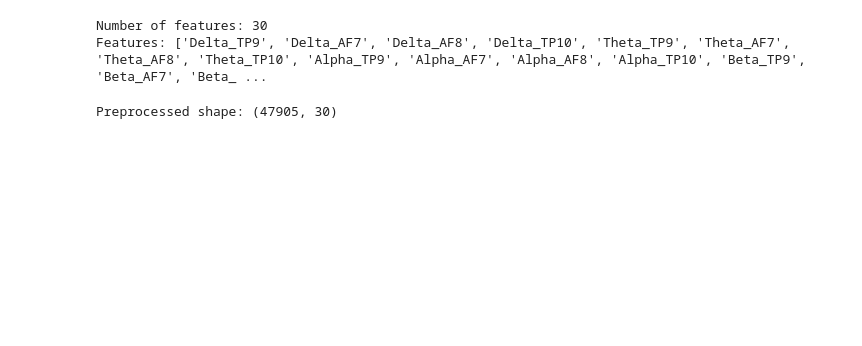
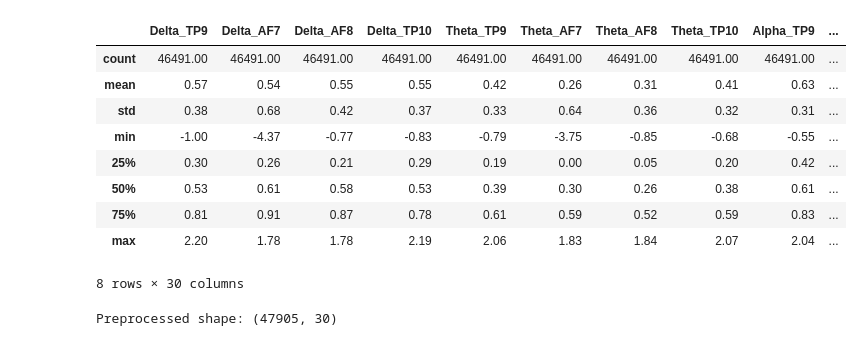
Before and after one commit to mykrex/IFE-Model, a Jupyter notebook: Dimentionalities.ipynb, the cells around one changed output. Saved outputs shown, nothing was run; the diff lists cells and outputs as text; code cells hidden in the pictures; blank space fills up the shorter version.

```diff
--- a/Dimentionalities.ipynb
+++ b/Dimentionalities.ipynb
@@ -51,39 +51,45 @@ emotion_features = [
     'resmasknet_anger',
     'resmasknet_disgust',
     'resmasknet_fear',
     'resmasknet_happiness',
     'resmasknet_sadness',
     'resmasknet_surprise',
     'resmasknet_neutral'
 ]
 
 self_reports = [
     'Selfreport_valence',
     'Selfreport_arousal',
     'Selfreport_focus'
 ]
 
 # Combine input features
 features = (
     eeg_features +
     physiological_features +
     emotion_features
 )
 
 # Keep only existing columns
 #features = [col for col in features if col in df.columns]
 
 # Select input data
 X = df[features].copy()
 
 # Keep concentration labels separately
-y_focus = df[['Selfreport_focus', 'Task_Num']].copy()
-
-print("Number of features:", len(features))
-print("Features:", features)
+y_focus = df[['Selfreport_focus', 'Task_Num', 'Task_Type']].copy()
+X.describe(include="all")
 # %% [output]
+|  | Delta_TP9 | Delta_AF7 | Delta_AF8 | Delta_TP10 | Theta_TP9 | Theta_AF7 | Theta_AF8 | Theta_TP10 | Alpha_TP9 | ... |
+| count | 46491.00 | 46491.00 | 46491.00 | 46491.00 | 46491.00 | 46491.00 | 46491.00 | 46491.00 | 46491.00 | ... |
+| mean | 0.57 | 0.54 | 0.55 | 0.55 | 0.42 | 0.26 | 0.31 | 0.41 | 0.63 | ... |
+| std | 0.38 | 0.68 | 0.42 | 0.37 | 0.33 | 0.64 | 0.36 | 0.32 | 0.31 | ... |
+| min | -1.00 | -4.37 | -0.77 | -0.83 | -0.79 | -3.75 | -0.85 | -0.68 | -0.55 | ... |
+| 25% | 0.30 | 0.26 | 0.21 | 0.29 | 0.19 | 0.00 | 0.05 | 0.20 | 0.42 | ... |
+| 50% | 0.53 | 0.61 | 0.58 | 0.53 | 0.39 | 0.30 | 0.26 | 0.38 | 0.61 | ... |
+| 75% | 0.81 | 0.91 | 0.87 | 0.78 | 0.61 | 0.59 | 0.52 | 0.59 | 0.83 | ... |
+| max | 2.20 | 1.78 | 1.78 | 2.19 | 2.06 | 1.83 | 1.84 | 2.07 | 2.04 | ... |
-Number of features: 30
-Features: ['Delta_TP9', 'Delta_AF7', 'Delta_AF8', 'Delta_TP10', 'Theta_TP9', 'Theta_AF7', 'Theta_AF8', 'Theta_TP10', 'Alpha_TP9', 'Alpha_AF7', 'Alpha_AF8', 'Alpha_TP10', 'Beta_TP9', 'Beta_AF7', 'Beta_ ...
+8 rows × 30 columns
 # %%
 # PREPROCESSING
 
```
Also changed, not shown: parts of 6 cells of this notebook, 3 other files.
